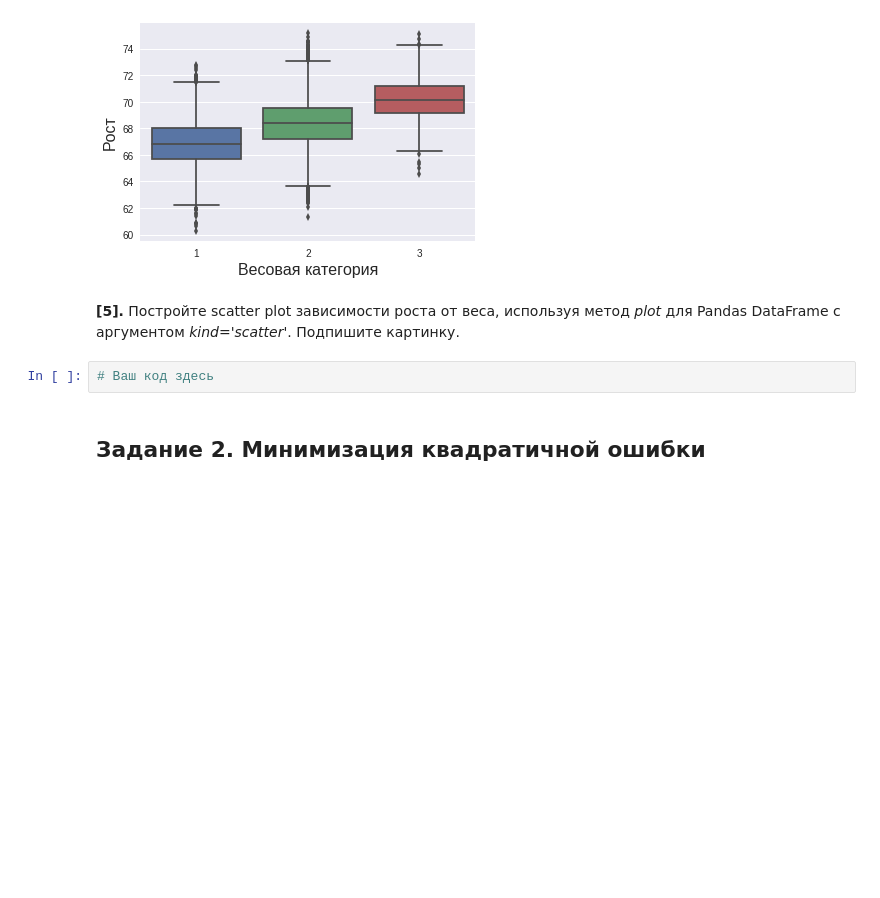
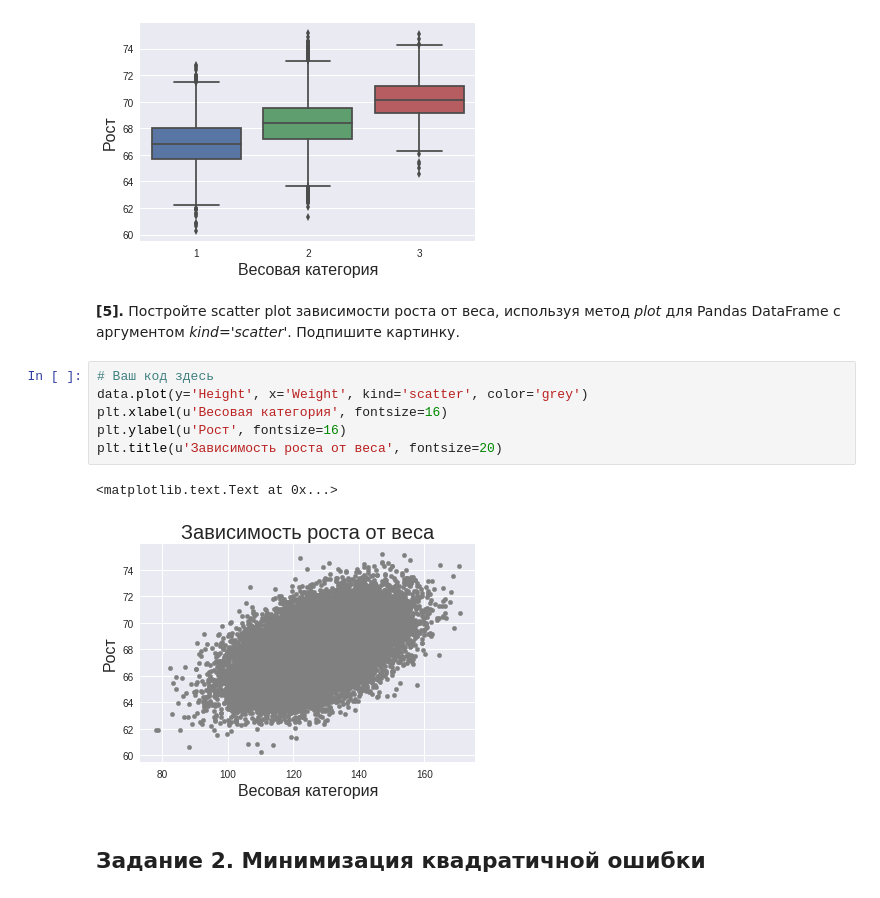
Before and after one commit to MacJei/coursera-cmp2, a Jupyter notebook: w1/peer_review_linreg_height_weight.ipynb, the cells around one changed output. Drawn from its saved outputs; the diff is of its cells as text; blank space fills up the shorter version.

```diff
--- a/w1/peer_review_linreg_height_weight.ipynb
+++ b/w1/peer_review_linreg_height_weight.ipynb
@@ -144,8 +144,15 @@ plt.ylabel(u'Рост', fontsize=16)
 [figure]
 # %% [markdown]
 **[5].** Постройте scatter plot зависимости роста от веса, используя метод *plot* для Pandas DataFrame с аргументом *kind='scatter'*. Подпишите картинку.
-# %%
-# Ваш код здесь
+# %%
+# Ваш код здесь
+data.plot(y='Height', x='Weight', kind='scatter', color='grey')
+plt.xlabel(u'Весовая категория', fontsize=16)
+plt.ylabel(u'Рост', fontsize=16)
+plt.title(u'Зависимость роста от веса', fontsize=20)
+# %% [output]
+<matplotlib.text.Text at 0x...>
+[figure, added]
 # %% [markdown]
 ## Задание 2. Минимизация квадратичной ошибки
 # %% [markdown]
```
Also changed, not shown: parts of 6 cells of this notebook.
